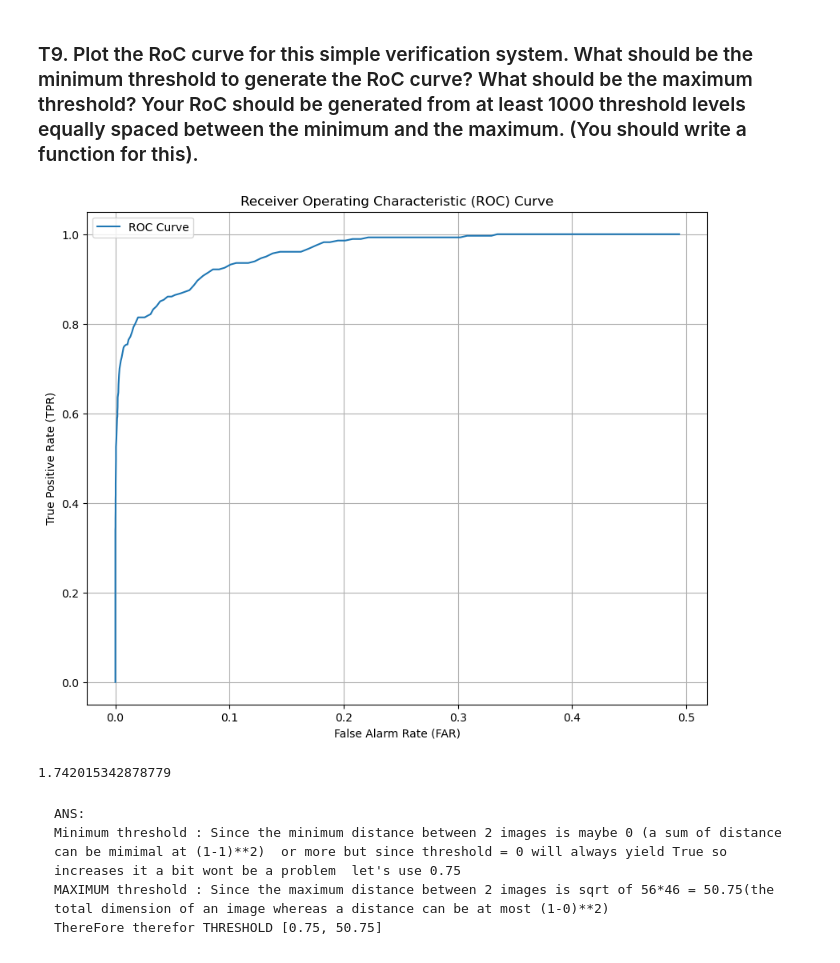
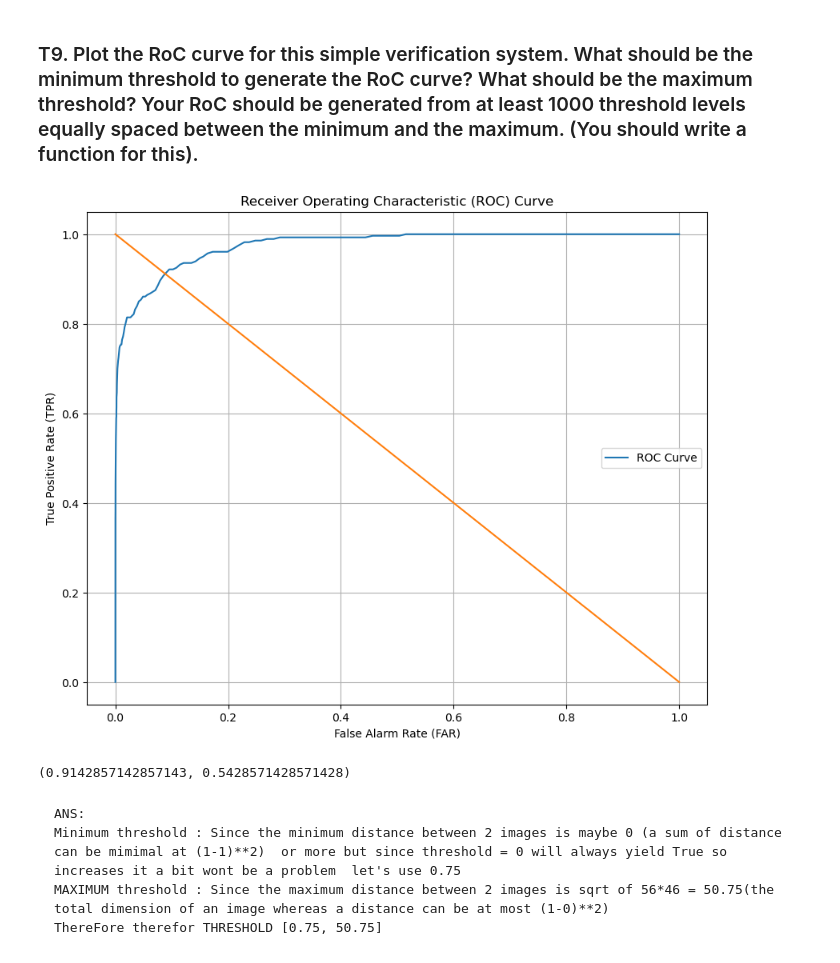
Before and after one commit to JeansAthiwat/Pattern_2024, a Jupyter notebook: HW/HW03/HW3_Fisherfaces(student).ipynb, the cells around one changed output. Drawn from its saved outputs; the diff is of its cells as text; code cells hidden in the pictures.

```diff
--- a/HW/HW03/HW3_Fisherfaces(student).ipynb
+++ b/HW/HW03/HW3_Fisherfaces(student).ipynb
@@ -587,13 +564,13 @@ def evaluate_performance(similarity_matrix, threshold):
     FP = 0
 
 
-
+    min_dist_matrix = np.zeros((40, similarity_matrix.shape[1]), dtype = int)
     min_dist_matrix = np.min(similarity_matrix.reshape((-1, 3, similarity_matrix.shape[1])), axis = 1)
     threshold_matrix = (min_dist_matrix < threshold).astype(int)
 
     total_pred = threshold_matrix.shape[0]
     total_label = threshold_matrix.shape[1]
-    negative_pred = (total_pred*total_label) - (TP+FP)
+
 
     for i in range(40):
         #since each i_th person = col_index // 7
@@ -604,12 +581,13 @@ def evaluate_performance(similarity_matrix, threshold):
 
     #false negative = all the actual true label(each 1 img has 1 true label) - true positive prediction
     FN =  total_label - TP
+    negative_pred = (total_pred*total_label) - TP-FP
     TN = negative_pred - FN
 
     #truePosRate = TP / all true label
     true_pos_rate = TP/(TP+FN)
     #false_alarm_rate = FP / All Negative  true label
-    false_alarm_rate = FP / (TN + FP)
+    false_alarm_rate = FP / (FP + TN )
 
     return true_pos_rate, false_alarm_rate
 
@@ -631,7 +609,7 @@ evaluate_performance(similarity_matrix, t)
 # %% [markdown]
 ### T9. Plot the RoC curve for this simple verification system. What should be the minimum threshold to generate the RoC curve? What should be the maximum threshold? Your RoC should be generated from at least 1000 threshold levels equally spaced between the minimum and the maximum. (You should write a function for this).
 # %%
-def calculate_roc(input_mat, recall_at_far_value, start_t, end_t):
+def calculate_roc(input_mat, start_t, end_t):
     """
     TODO: Calculate a list of true_pos_rate and a list of false_neg_rate from the given matrix.
     """
@@ -646,9 +624,9 @@ def calculate_roc(input_mat, recall_at_far_value, start_t, end_t):
       TPR_list.append(TPR)
       FAR_list.append(FAR)
 
-    return TPR_list, FAR_list
+    return np.array(TPR_list), np.array(FAR_list)
 
-def plot_roc(input_mat):
+def plot_roc(input_mat,recall_at_far_value = 0.001):
     """
     Plot RoC Curve from a given matrix.
 
@@ -656,26 +634,33 @@ def plot_roc(input_mat):
         input_mat (numpy.ndarray): Input matrix
         train_amount (int): Number of training images per person
     """
-    TPR_list, FAR_list = calculate_roc(input_mat,recall_at_far_value = 0.001, start_t = 0.75, end_t = 50.75)
+    TPR_list, FAR_list = calculate_roc(input_mat, start_t = 0.75, end_t = 50.75)
+
+    #
+    EERx = np.argmin(np.abs((1-TPR_list) - FAR_list))
+    EERy = TPR_list[EERx]
+    tpr_i = np.argmin(np.abs(FAR_list - recall_at_far_value))
+    tpr_x = TPR_list[tpr_i]
 
     # Plot ROC Curve
     plt.figure(figsize=(10, 8))
     plt.plot(FAR_list, TPR_list, label='ROC Curve')
+    x = np.linspace(0,1, 1000)
+    plt.plot(x, 1 - x)
+
     plt.title('Receiver Operating Characteristic (ROC) Curve')
     plt.xlabel('False Alarm Rate (FAR)')
     plt.ylabel('True Positive Rate (TPR)')
     plt.legend()
     plt.grid(True)
     plt.show()
-
-plot_roc(similarity_matrix)
+    return EERy, tpr_x
-# %% [output]
-[figure, removed]
 # %%
 # INSERT CODE HERE
-print(np.min(similarity_matrix))
+plot_roc(similarity_matrix,recall_at_far_value = 0.001)
 # %% [output]
+[figure, added]
-1.742015342878779
+(0.9142857142857143, 0.5428571428571428)
 # %% [markdown]
     ANS:
     Minimum threshold : Since the minimum distance between 2 images is maybe 0 (a sum of distance can be mimimal at (1-1)**2)  or more but since threshold = 0 will always yield True so increases it a bit wont be a problem  let's use 0.75
```
Also changed, not shown: parts of 18 cells of this notebook.
